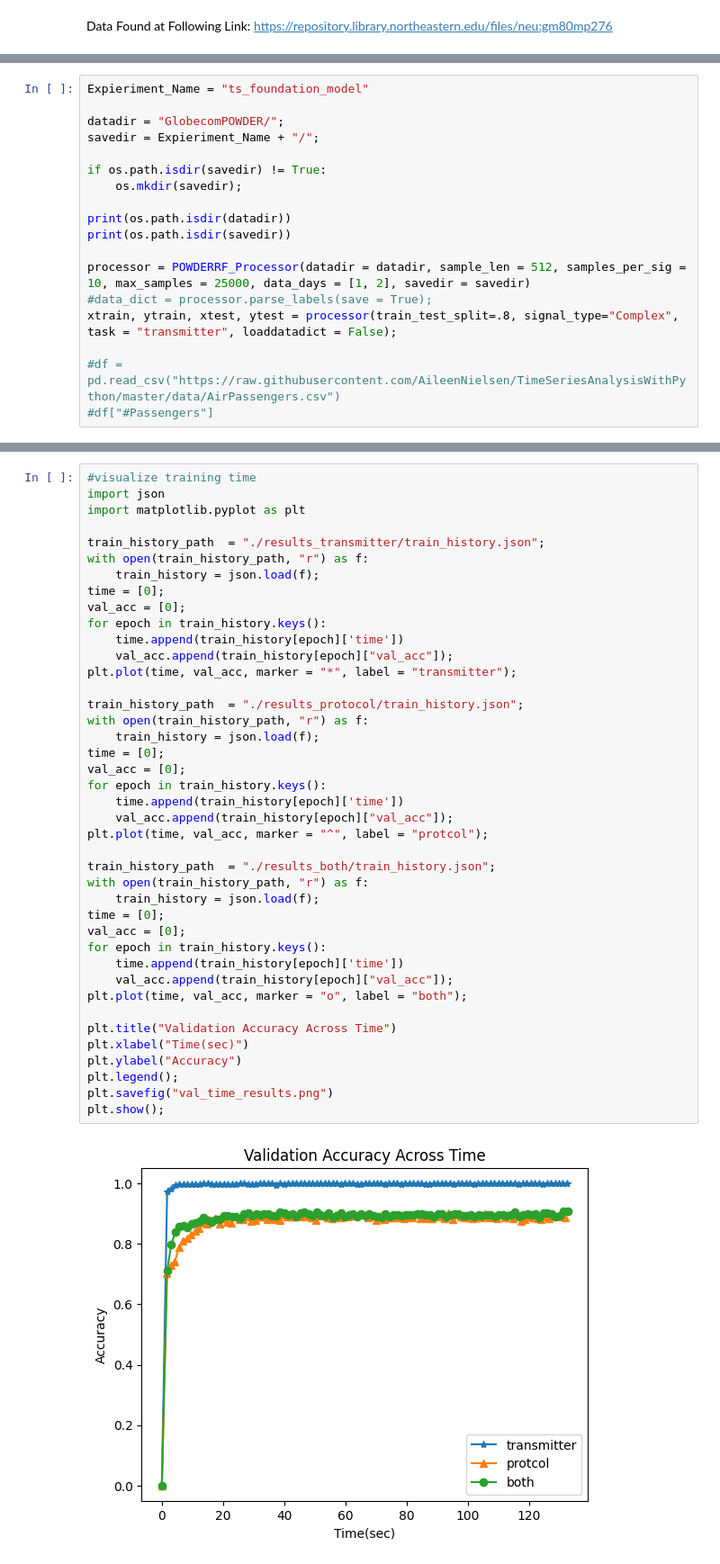
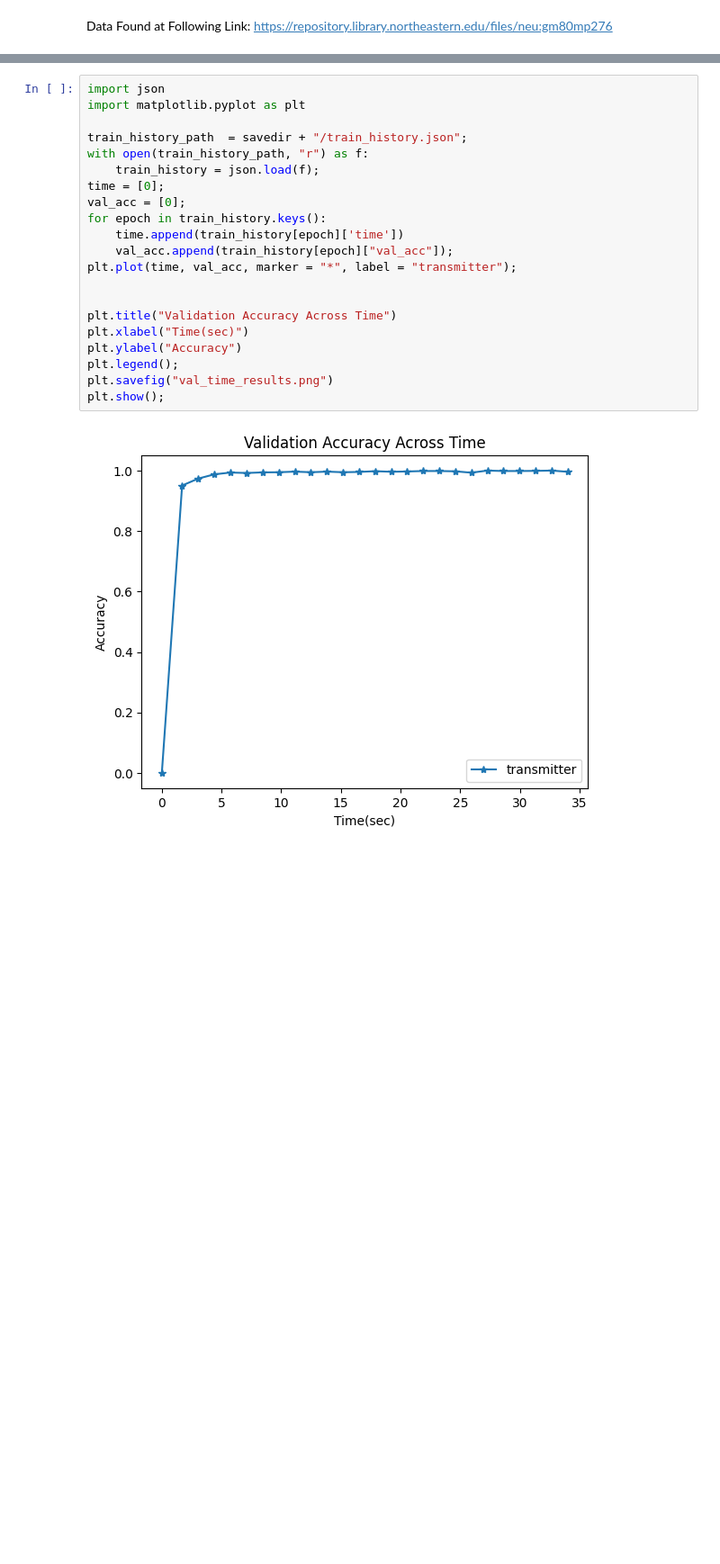
Before and after one commit to TariqArshad/RF_Classification, a Jupyter notebook: RF_Classification_Notebook.ipynb, the cells around one changed output, grey strips where cells are left out. Shown at 90% size. Cells and saved outputs as stored; diff of their text form; blank space fills up the shorter version.

```diff
--- a/RF_Classification_Notebook.ipynb
+++ b/RF_Classification_Notebook.ipynb
@@ -127,18 +34,0 @@ pipeline = ChronosPipeline.from_pretrained(
-# %%
-Expieriment_Name = "ts_foundation_model"
-
-datadir = "GlobecomPOWDER/";
-savedir = Expieriment_Name + "/";
-
-if os.path.isdir(savedir) != True:
-    os.mkdir(savedir);
-
-print(os.path.isdir(datadir))
-print(os.path.isdir(savedir))
-
-processor = POWDERRF_Processor(datadir = datadir, sample_len = 512, samples_per_sig = 10, max_samples = 25000, data_days = [1, 2], savedir = savedir)
-#data_dict = processor.parse_labels(save = True);
-xtrain, ytrain, xtest, ytest = processor(train_test_split=.8, signal_type="Complex", task = "transmitter", loaddatadict = False);
-
-#df = pd.read_csv("https://raw.githubusercontent.com/AileenNielsen/TimeSeriesAnalysisWithPython/master/data/AirPassengers.csv")
-#df["#Passengers"]
@@ -259,43 +60,23 @@ torch.cuda.empty_cache()
 # %%
-#visualize training time
 import json
 import matplotlib.pyplot as plt
 
-train_history_path  = "./results_transmitter/train_history.json";
+train_history_path  = savedir + "/train_history.json";
 with open(train_history_path, "r") as f:
     train_history = json.load(f);
 time = [0];
 val_acc = [0];
 for epoch in train_history.keys():
     time.append(train_history[epoch]['time'])
     val_acc.append(train_history[epoch]["val_acc"]);
 plt.plot(time, val_acc, marker = "*", label = "transmitter");
 
-train_history_path  = "./results_protocol/train_history.json";
-with open(train_history_path, "r") as f:
-    train_history = json.load(f);
-time = [0];
-val_acc = [0];
-for epoch in train_history.keys():
-    time.append(train_history[epoch]['time'])
-    val_acc.append(train_history[epoch]["val_acc"]);
-plt.plot(time, val_acc, marker = "^", label = "protcol");
-
-train_history_path  = "./results_both/train_history.json";
-with open(train_history_path, "r") as f:
-    train_history = json.load(f);
-time = [0];
-val_acc = [0];
-for epoch in train_history.keys():
-    time.append(train_history[epoch]['time'])
-    val_acc.append(train_history[epoch]["val_acc"]);
-plt.plot(time, val_acc, marker = "o", label = "both");
 
 plt.title("Validation Accuracy Across Time")
 plt.xlabel("Time(sec)")
 plt.ylabel("Accuracy")
 plt.legend();
 plt.savefig("val_time_results.png")
 plt.show();
 # %% [output]
-[figure, old version]
+[figure, new version]
```
Also changed, not shown: parts of 27 cells of this notebook, 4 other files.
